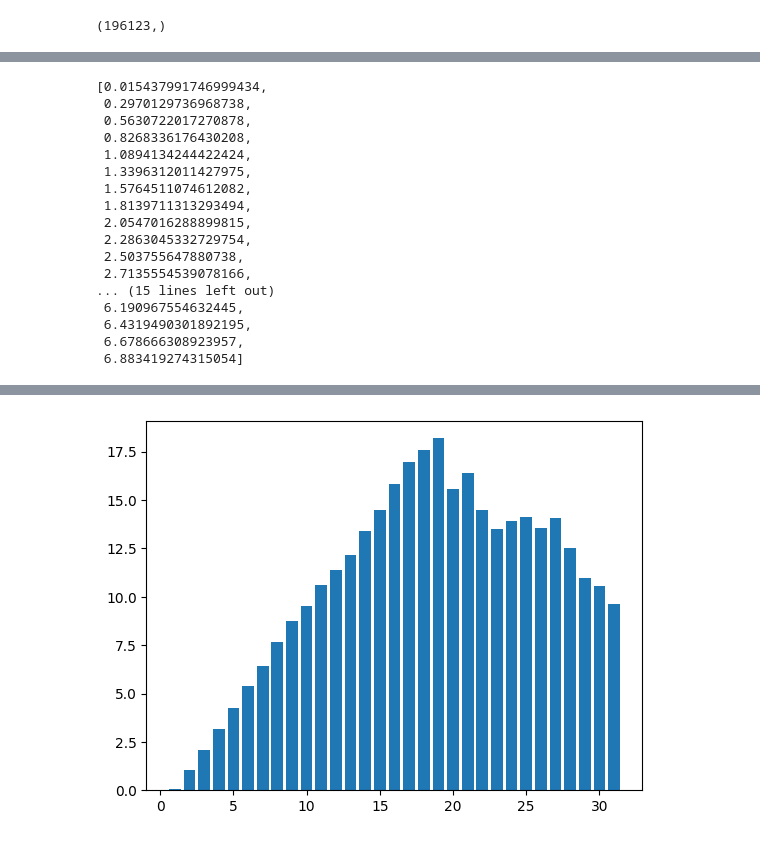
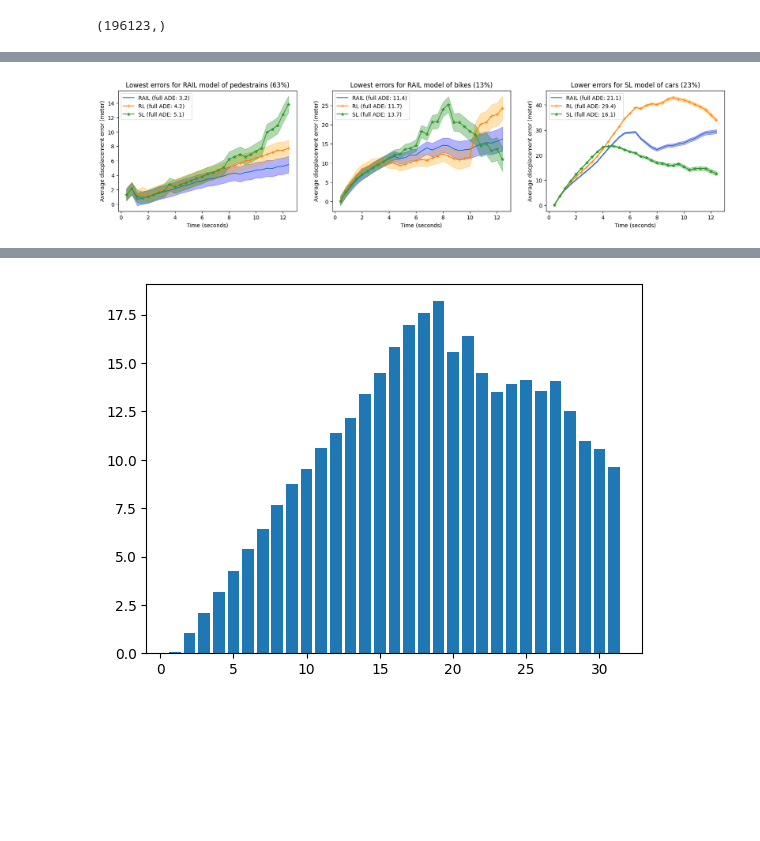
Before and after one commit to engyasin/SLRL, a Jupyter notebook: ind_model/draw_results.ipynb, the cells around one changed output, grey strips where cells are left out. Saved outputs shown, nothing was run; the diff lists cells and outputs as text; code cells hidden in the pictures; blank space fills up the shorter version.

```diff
--- a/ind_model/draw_results.ipynb
+++ b/ind_model/draw_results.ipynb
@@ -523,20 +563,54 @@ plt.show()
-# %%
-peds_last
-# %% [output]
-[0.015437991746999434,
- 0.2970129736968738,
- 0.5630722017270878,
- 0.8268336176430208,
- 1.0894134244422424,
- 1.3396312011427975,
- 1.5764511074612082,
- 1.8139711313293494,
- 2.0547016288899815,
- 2.2863045332729754,
- 2.503755647880738,
- 2.7135554539078166,
-... (15 lines left out)
- 6.190967554632445,
- 6.4319490301892195,
- 6.678666308923957,
- 6.883419274315054]
+# %%
+max_step = 31
+#all_peds = np.array([peds,peds_last]).T.flatten()
+# TODO add covraince
+plt.figure(figsize=(20,4))
+plt.subplot(1,3,1)
+plt.plot(np.array(range(1,1+(max_step),1))*0.4,peds[:max_step],label=f'RAIL (full ADE: {np.mean(peds[:max_step]):.1f})')
+plt.fill_between(np.array(range(1,1+(max_step),1))*0.4,peds[:max_step]+np.array(peds_conf[:max_step]),peds[:max_step]-np.array(peds_conf[:max_step]),alpha=0.3, color='blue')
+
+plt.plot(np.array(range(1,1+(max_step),1))*0.4,peds_rule[:max_step],marker='+',label=f'RL (full ADE: {np.mean(peds_rule[:max_step]):.1f})')
+plt.fill_between(np.array(range(1,1+(max_step),1))*0.4,peds_rule[:max_step]+np.array(peds_rule_conf[:max_step]),peds_rule[:max_step]-np.array(peds_rule_conf[:max_step]),alpha=0.3, color='orange')
+
+plt.plot(np.array(range(1,1+(max_step),1))*0.4,peds_last[:max_step],marker='*',label=f'SL (full ADE: {np.mean(peds_last[:max_step]):.1f})')
+plt.fill_between(np.array(range(1,1+(max_step),1))*0.4,peds_last[:max_step]+np.array(peds_last_conf[:max_step]),peds_last[:max_step]-np.array(peds_last_conf[:max_step]),alpha=0.3, color='green')
+
+plt.xlabel('Time (seconds)')
+plt.ylabel('Average discplacement error (meter)')
+plt.title('Lowest errors for RAIL model of pedestrains (63%)')# (63%)
+plt.legend()
+
+plt.subplot(1,3,2)
+plt.plot(np.array(range(1,1+(max_step),1))*0.4,bikes[:max_step],label=f'RAIL (full ADE: {np.mean(bikes[:max_step]):.1f})')
+plt.fill_between(np.array(range(1,1+(max_step),1))*0.4,bikes[:max_step]+np.array(bikes_conf[:max_step]),bikes[:max_step]-np.array(bikes_conf[:max_step]),alpha=0.3, color='blue')
+
+plt.plot(np.array(range(1,1+(max_step),1))*0.4,bikes_rule[:max_step],marker='+',label=f'RL (full ADE: {np.mean(bikes_rule[:max_step]):.1f})')
+plt.fill_between(np.array(range(1,1+(max_step),1))*0.4,bikes_rule[:max_step]+np.array(bikes_rule_conf[:max_step]),bikes_rule[:max_step]-np.array(bikes_rule_conf[:max_step]),alpha=0.3, color='orange')
+
+plt.plot(np.array(range(1,1+(max_step),1))*0.4,bikes_last[:max_step],marker='*',label=f'SL (full ADE: {np.mean(bikes_last[:max_step]):.1f})')
+plt.fill_between(np.array(range(1,1+(max_step),1))*0.4,bikes_last[:max_step]+np.array(bikes_last_conf[:max_step]),bikes_last[:max_step]-np.array(bikes_last_conf[:max_step]),alpha=0.3, color='green')
+
+
+plt.xlabel('Time (seconds)')
+plt.ylabel('Average discplacement error (meter)')
+plt.title('Lowest errors for RAIL model of bikes (13%)')#(13%)
+plt.legend()
+
+plt.subplot(1,3,3)
+plt.plot(np.array(range(1,1+(max_step),1))*0.4,cars[:max_step],label=f'RAIL (full ADE: {np.mean(cars[:max_step]):.1f})')
+plt.fill_between(np.array(range(1,1+(max_step),1))*0.4,cars[:max_step]+np.array(cars_conf[:max_step]),cars[:max_step]-np.array(cars_conf[:max_step]),alpha=0.3, color='blue')
+
+plt.plot(np.array(range(1,1+(max_step),1))*0.4,cars_rule[:max_step],marker='+',label=f'RL (full ADE: {np.mean(cars_rule[:max_step]):.1f})')
+plt.fill_between(np.array(range(1,1+(max_step),1))*0.4,cars_rule[:max_step]+np.array(cars_rule_conf[:max_step]),cars_rule[:max_step]-np.array(cars_rule_conf[:max_step]),alpha=0.3, color='orange')
+
+plt.plot(np.array(range(1,1+(max_step),1))*0.4,cars_last[:max_step],marker='*',label=f'SL (full ADE: {np.mean(cars_last[:max_step]):.1f})')
+plt.fill_between(np.array(range(1,1+(max_step),1))*0.4,cars_last[:max_step]+np.array(cars_last_conf[:max_step]),cars_last[:max_step]-np.array(cars_last_conf[:max_step]),alpha=0.3, color='green')
+
+plt.xlabel('Time (seconds)')
+plt.ylabel('Average discplacement error (meter)')
+plt.title('Lower errors for SL model of cars (23%)')# (23%)
+plt.legend()
+
+plt.show()
+# %% [output]
+[figure, added]
```
Also changed, not shown: parts of 3 cells of this notebook, 12 other files.
